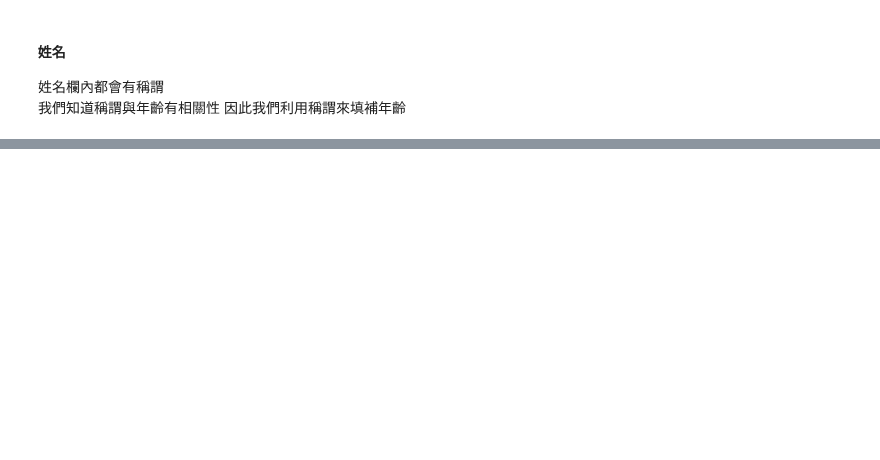
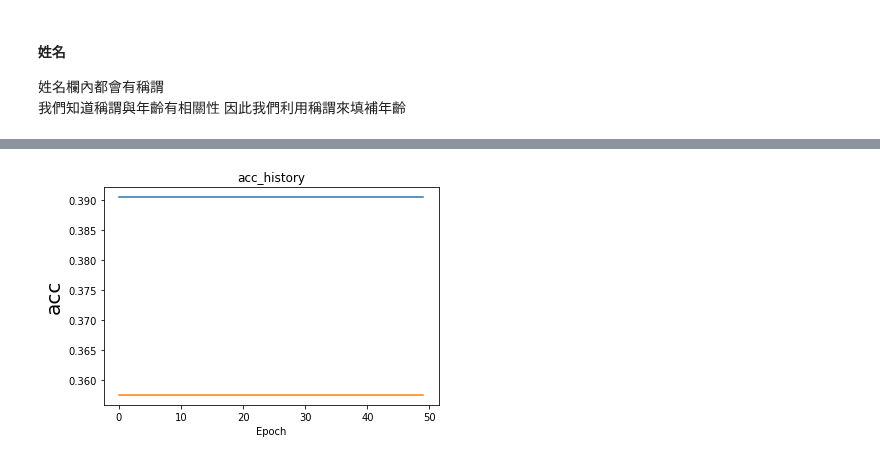
Before and after one commit to Leolewis5/Machine_Learning, a Jupyter notebook: Kaggle/Titanic_Keras.ipynb, the cells around one changed output, grey strips where cells are left out. Cells and saved outputs as stored; diff of their text form; code cells hidden in the pictures; blank space fills up the shorter version.

```diff
--- a/Kaggle/Titanic_Keras.ipynb
+++ b/Kaggle/Titanic_Keras.ipynb
@@ -266,0 +296,3 @@ Name: New_Age, Length: 1309, dtype: object
+# %%
+train_data['Sex']=train_data['Sex'].astype('category').cat.codes
+test_data['Sex']=test_data['Sex'].astype('category').cat.codes
@@ -266,0 +315,5 @@ Name: New_Age, Length: 1309, dtype: object
+# %%
+train_data_n = train_data.copy()
+train_data_n.Age = (train_data.Age - train_data.Age.mean()) / (train_data.Age.max() - train_data.Age.min())
+train_data_n.Fare = (train_data.Fare - train_data.Fare.mean()) / (train_data.Fare.max() - train_data.Fare.min())
+train_data_n
@@ -266,0 +334,16 @@ Name: New_Age, Length: 1309, dtype: object
+# %%
+from keras.models import Sequential
+from keras.layers import Dense, Dropout
+
+model = Sequential()
+
+model.add(Dense(units=128,input_dim=test_data.shape[1],activation='relu',kernel_initializer='normal'))
+#model.add(Dropout(0.4))
+
+for _ in range(10):
+    model.add(Dense(units=128,activation='relu',kernel_initializer='normal'))
+    #model.add(Dropout(0.4))
+
+model.add(Dense(units=1,activation='softmax',kernel_initializer='normal'))
+
+model.summary()
@@ -266,0 +368,4 @@ Name: New_Age, Length: 1309, dtype: object
+# %%
+model.compile(loss='binary_crossentropy', optimizer='sgd',metrics=['accuracy'])
+
+train_history= model.fit(train_data_n.values,train_data_label.values,validation_split=0.2,batch_size=50,epochs=50,verbose=2)
@@ -266,0 +390,19 @@ Name: New_Age, Length: 1309, dtype: object
+# %%
+import matplotlib.pyplot as plt
+
+def plot_train_result(train_history,train,val):
+    plt.figure()
+    plt.plot(train_history.history[train])
+    plt.plot(train_history.history[val])
+    plt.title(train+'_history')
+    plt.xlabel('Epoch')
+    plt.ylabel(train,fontsize=20)
+    plt.show()
+
+
+
+#plot_train_result(train_history,'acc','val_acc')
+
+sns.
+# %% [output]
+[figure, added]
```
Also changed, not shown: parts of 10 cells of this notebook.
